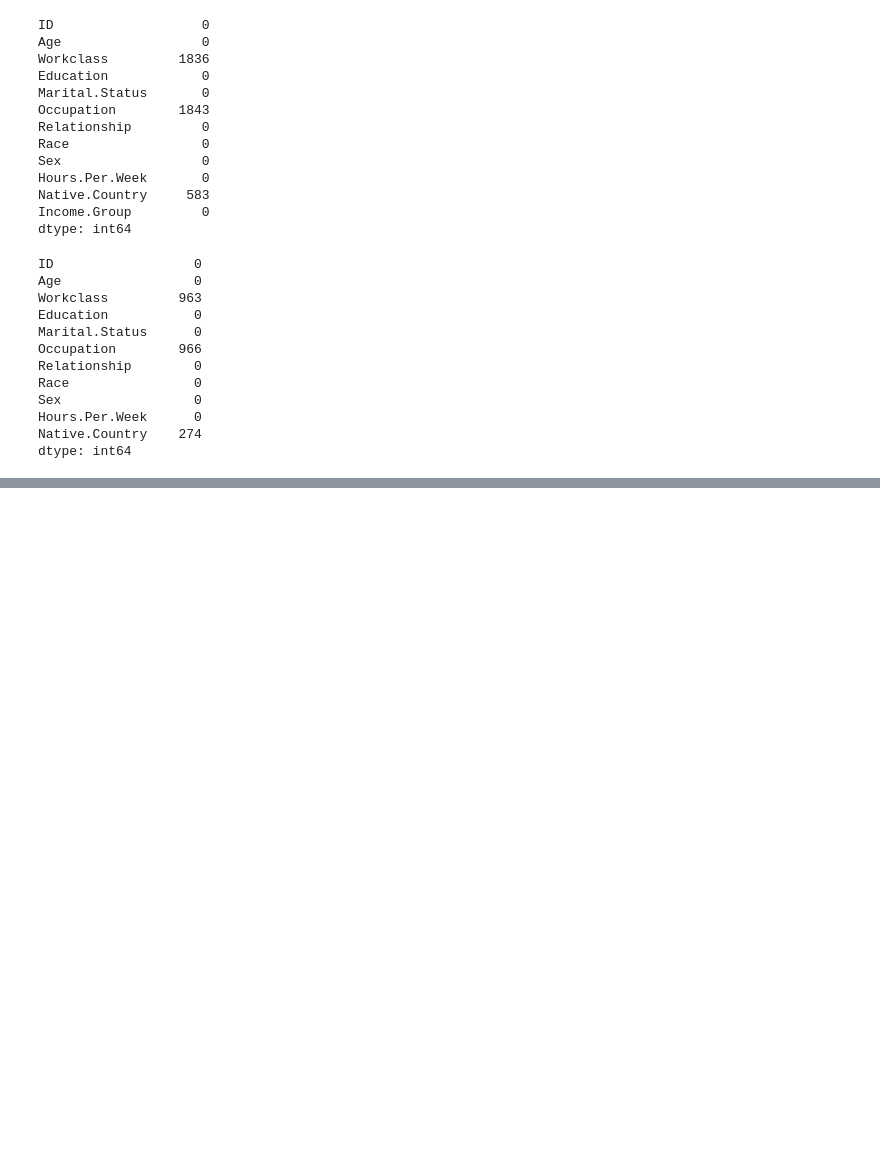
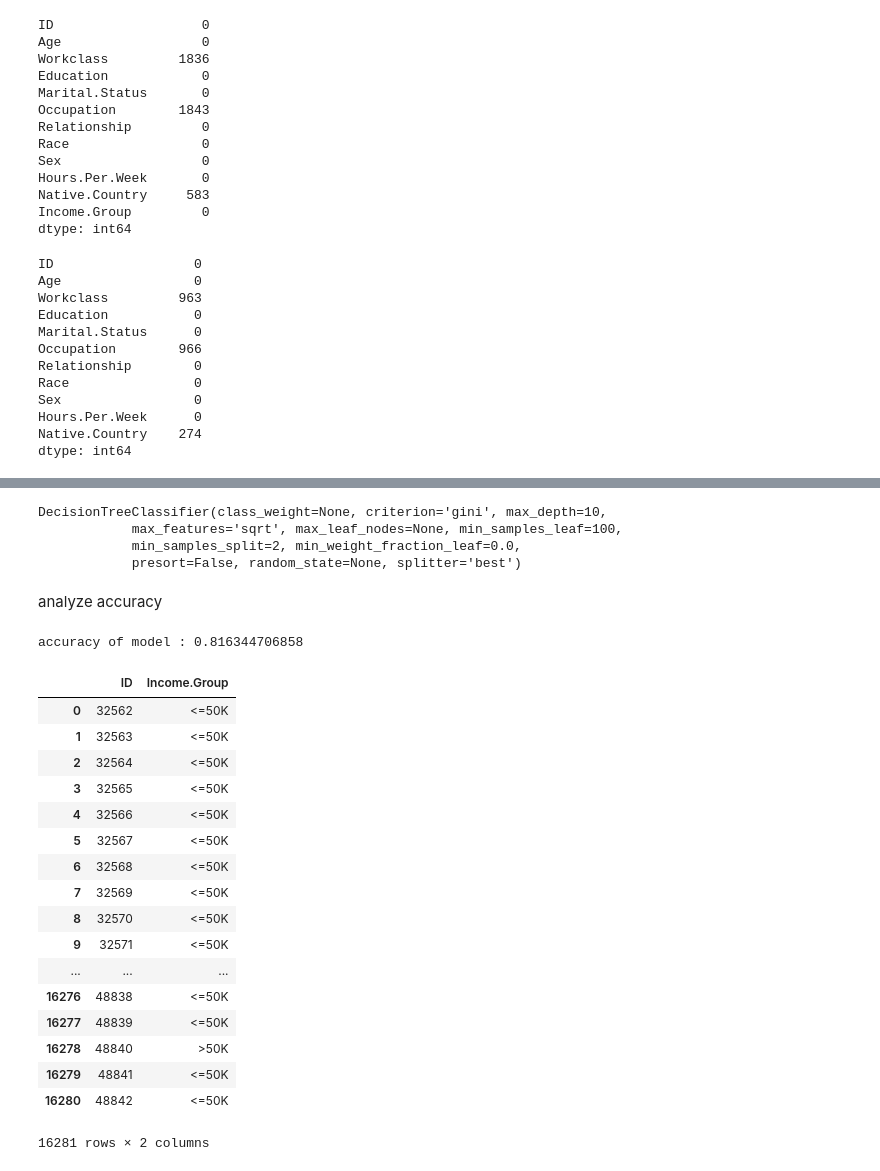
Before and after one commit to subhojeetdas/MachineLearning, a Jupyter notebook: data analysis1_predict_income.ipynb, the cells around one changed output, grey strips where cells are left out. Cells and saved outputs as stored; diff of their text form; code cells hidden in the pictures; blank space fills up the shorter version.

```diff
--- a/data analysis1_predict_income.ipynb
+++ b/data analysis1_predict_income.ipynb
@@ -195,0 +357,5 @@ dtype: int64
+# %%
+#define the predictors taking all columns except ID and Target variable
+dependent_variable="Income.Group"
+independent_variable=[x for x in train.columns if x not in ['ID','Income.Group']]
+independent_variable
@@ -195,0 +373,49 @@ dtype: int64
+# %%
+#initialize algorithm
+model=DecisionTreeClassifier(max_depth=10,min_samples_leaf=100,max_features='sqrt')
+#fit algorithm
+model.fit(train[independent_variable],train[dependent_variable])
+# %% [output]
+DecisionTreeClassifier(class_weight=None, criterion='gini', max_depth=10,
+            max_features='sqrt', max_leaf_nodes=None, min_samples_leaf=100,
+            min_samples_split=2, min_weight_fraction_leaf=0.0,
+            presort=False, random_state=None, splitter='best')
+# %%
+#predicting on train and test data
+prediction_train=model.predict(train[independent_variable])
+prediction_test=model.predict(test[independent_variable])
+# %% [markdown]
+analyze accuracy
+# %%
+from sklearn.metrics import accuracy_score
+#determine train error
+acc_train=accuracy_score(train[dependent_variable],prediction_train)
+print('accuracy of model :', acc_train)
+# %% [output]
+accuracy of model : 0.816344706858
+# %%
+test[dependent_variable]=prediction_test
+# %%
+#replacing 0 and 1 ith original reuired value
+test.loc[test['Income.Group']==0,"Income.Group"]='<=50K'
+test.loc[test['Income.Group']==1,"Income.Group"]='>50K'
+test[['ID','Income.Group']]
+# %% [output]
+|  | ID | Income.Group |
+| 0 | 32562 | <=50K |
+| 1 | 32563 | <=50K |
+| 2 | 32564 | <=50K |
+| 3 | 32565 | <=50K |
+| 4 | 32566 | <=50K |
+| 5 | 32567 | <=50K |
+| 6 | 32568 | <=50K |
+| 7 | 32569 | <=50K |
+| 8 | 32570 | <=50K |
+| 9 | 32571 | <=50K |
+| ... | ... | ... |
+| 16276 | 48838 | <=50K |
+| 16277 | 48839 | <=50K |
+| 16278 | 48840 | >50K |
+| 16279 | 48841 | <=50K |
+| 16280 | 48842 | <=50K |
+16281 rows × 2 columns
```
Also changed, not shown: parts of 21 cells of this notebook.
